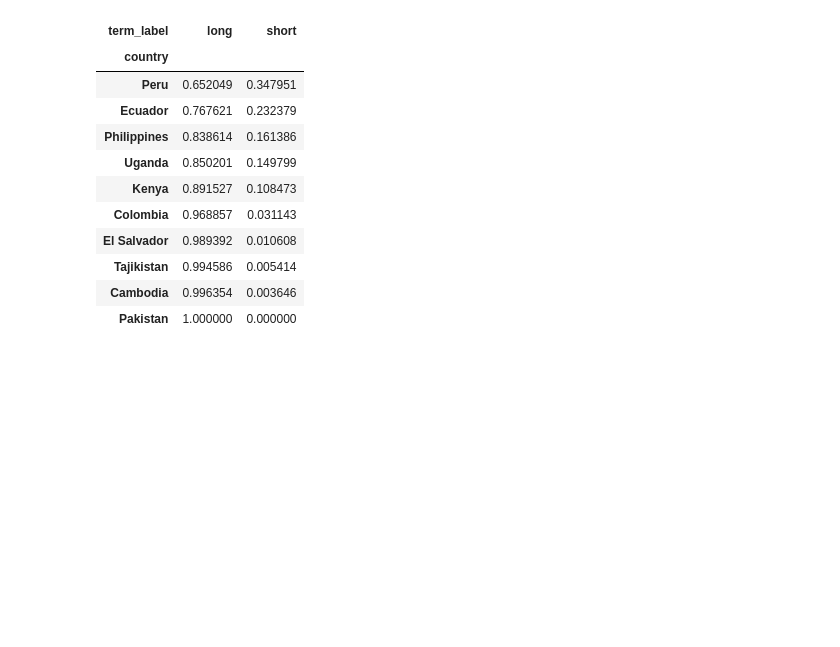
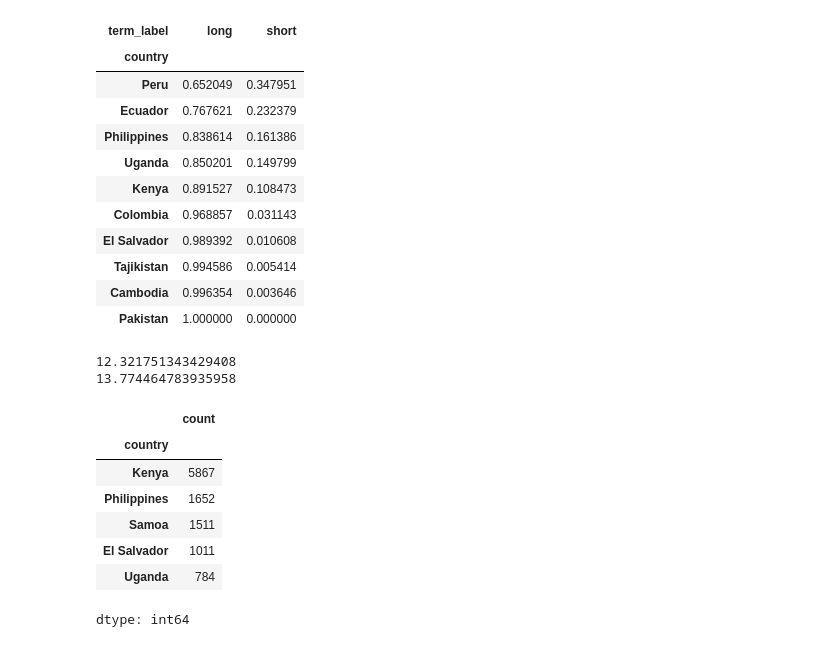
Before and after one commit to alessandrogerardo-rgb/kiva-loans-analysis, a Jupyter notebook: kiva_loans_analysis.ipynb, the cells around one changed output. Saved outputs shown, nothing was run; the diff lists cells and outputs as text; code cells hidden in the pictures; blank space fills up the shorter version.

```diff
--- a/kiva_loans_analysis.ipynb
+++ b/kiva_loans_analysis.ipynb
@@ -281,3 +283,23 @@ shares.loc[["Philippines", "Kenya", "El Salvador", "Cambodia", "Pakistan", "Peru
 | Tajikistan | 0.994586 | 0.005414 |
 | Cambodia | 0.996354 | 0.003646 |
 | Pakistan | 1.000000 | 0.000000 |
+# %%
+flour = df[df["use"].str.contains("flour", case=False, na=False)]
+other = df[~df["use"].str.contains("flour", case=False, na=False)]
+# %%
+print(flour["term_in_months"].mean())
+print(other["term_in_months"].mean())
+# %% [output]
+12.321751343429408
+13.774464783935958
+# %%
+flour["country"].value_counts().head()
+# %% [output]
+|  | count |
+| country |  |
+| Kenya | 5867 |
+| Philippines | 1652 |
+| Samoa | 1511 |
+| El Salvador | 1011 |
+| Uganda | 784 |
+dtype: int64
```
Also changed, not shown: parts of 2 cells of this notebook.
